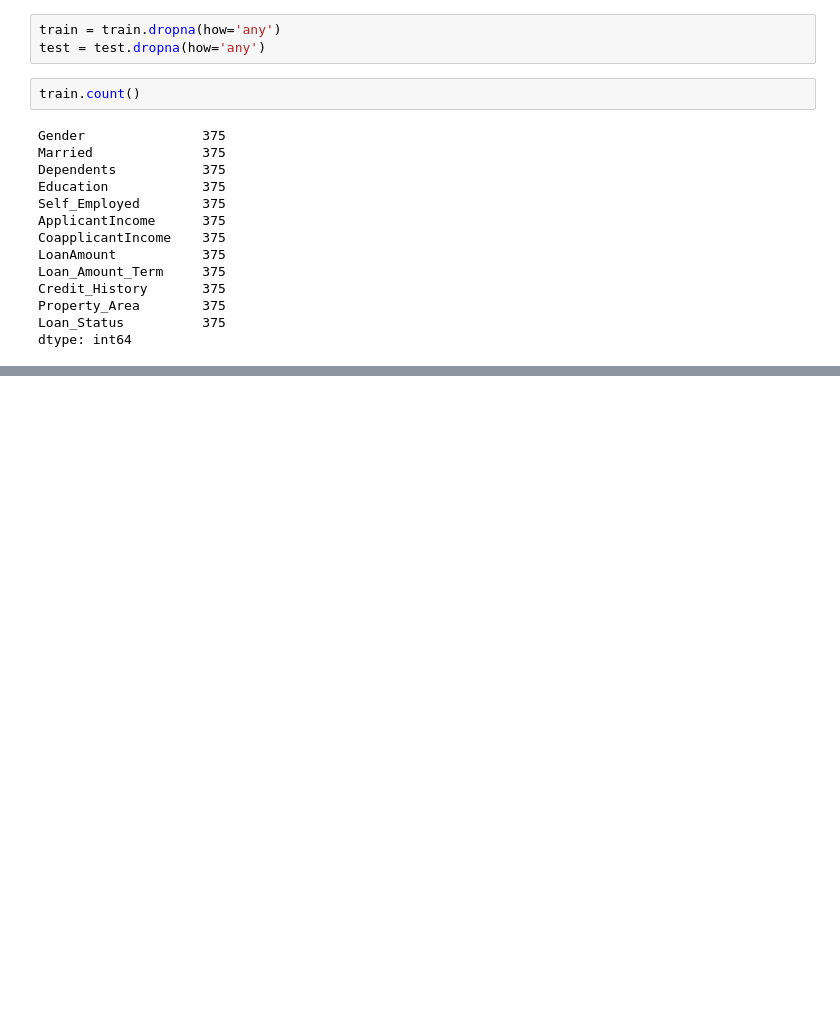
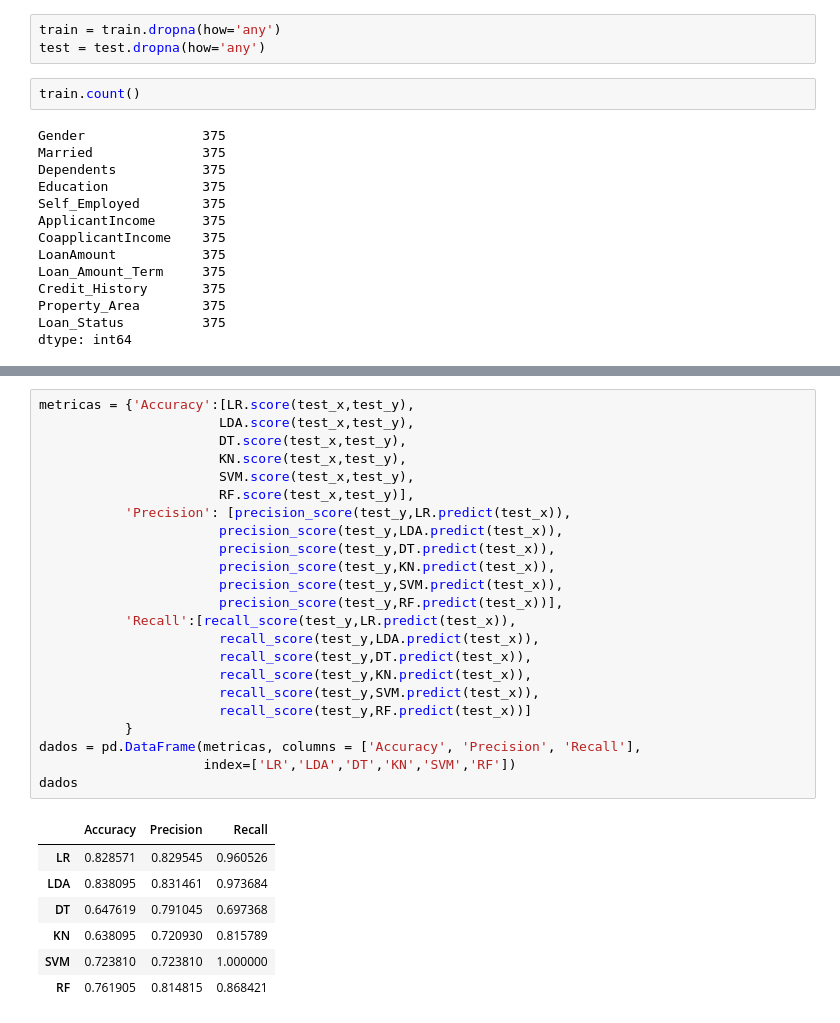
Before and after one commit to Sau1o/pythonScripts, a Jupyter notebook: PrevisaoEmprestimos/Previsão Empréstimo.ipynb, the cells around one changed output, grey strips where cells are left out. Drawn from its saved outputs; the diff is of its cells as text; blank space fills up the shorter version.

```diff
--- a/PrevisaoEmprestimos/Previsão Empréstimo.ipynb
+++ b/PrevisaoEmprestimos/Previsão Empréstimo.ipynb
@@ -121,0 +187,31 @@ dtype: int64
+# %%
+metricas = {'Accuracy':[LR.score(test_x,test_y),
+                       LDA.score(test_x,test_y),
+                       DT.score(test_x,test_y),
+                       KN.score(test_x,test_y),
+                       SVM.score(test_x,test_y),
+                       RF.score(test_x,test_y)],
+           'Precision': [precision_score(test_y,LR.predict(test_x)),
+                       precision_score(test_y,LDA.predict(test_x)),
+                       precision_score(test_y,DT.predict(test_x)),
+                       precision_score(test_y,KN.predict(test_x)),
+                       precision_score(test_y,SVM.predict(test_x)),
+                       precision_score(test_y,RF.predict(test_x))],
+           'Recall':[recall_score(test_y,LR.predict(test_x)),
+                       recall_score(test_y,LDA.predict(test_x)),
+                       recall_score(test_y,DT.predict(test_x)),
+                       recall_score(test_y,KN.predict(test_x)),
+                       recall_score(test_y,SVM.predict(test_x)),
+                       recall_score(test_y,RF.predict(test_x))]
+           }
+dados = pd.DataFrame(metricas, columns = ['Accuracy', 'Precision', 'Recall'],
+                     index=['LR','LDA','DT','KN','SVM','RF'])
+dados
+# %% [output]
+|  | Accuracy | Precision | Recall |
+| LR | 0.828571 | 0.829545 | 0.960526 |
+| LDA | 0.838095 | 0.831461 | 0.973684 |
+| DT | 0.647619 | 0.791045 | 0.697368 |
+| KN | 0.638095 | 0.720930 | 0.815789 |
+| SVM | 0.723810 | 0.723810 | 1.000000 |
+| RF | 0.761905 | 0.814815 | 0.868421 |
```
Also changed, not shown: parts of 13 cells of this notebook.
